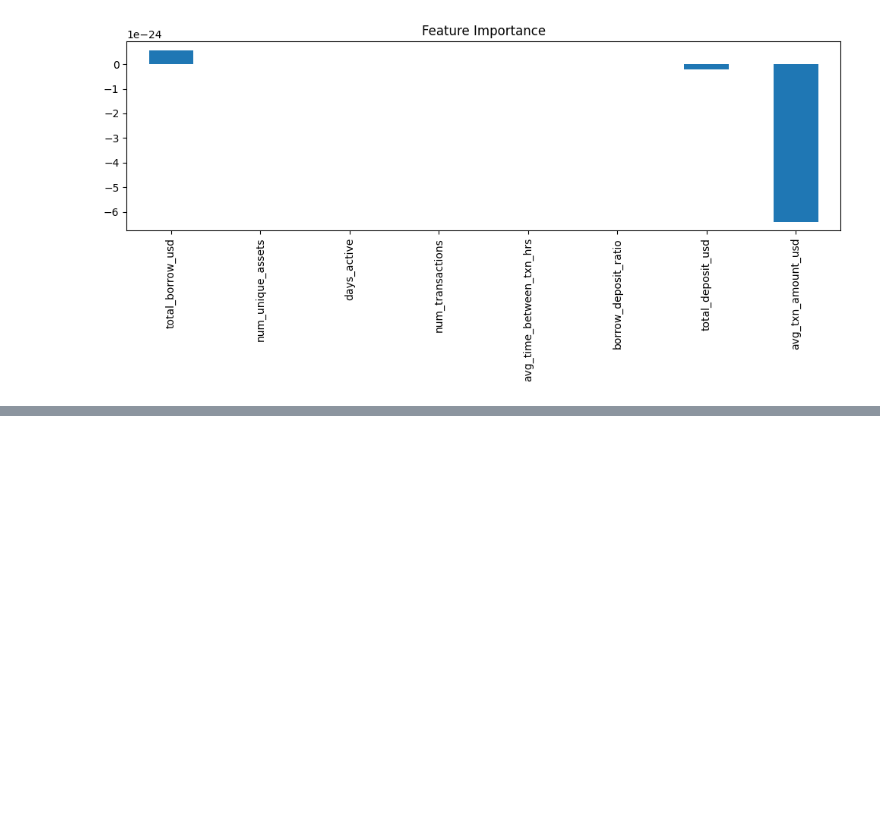
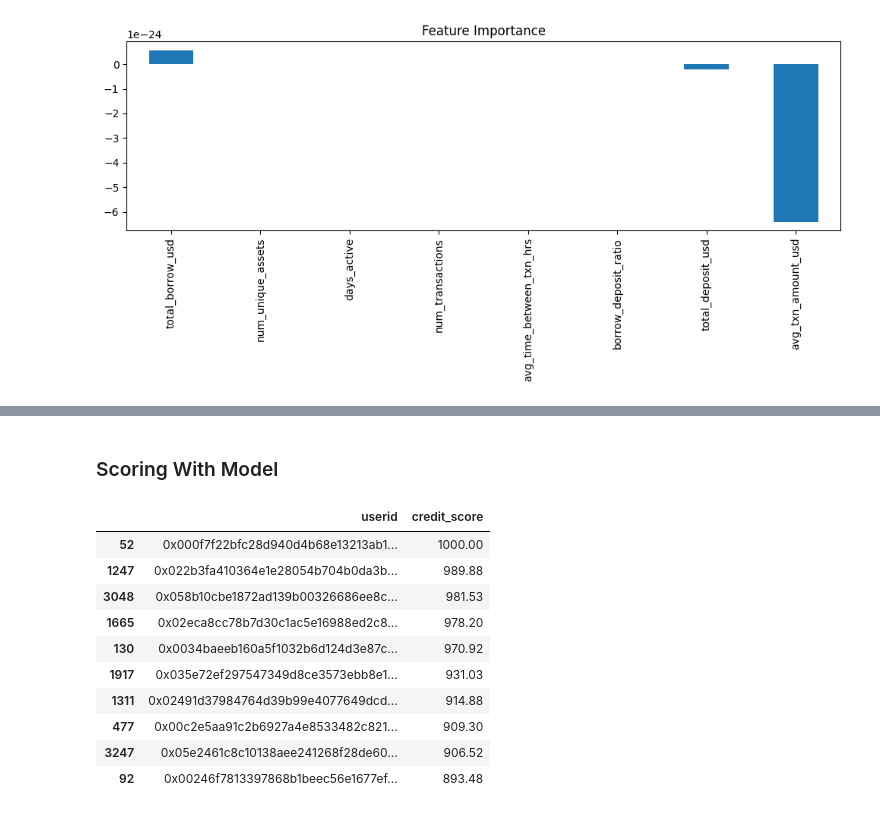
Before and after one commit to cesardushime/aave-credit-scoring, a Jupyter notebook: notebooks/model_training.ipynb, the cells around one changed output, grey strips where cells are left out. Saved outputs shown, nothing was run; the diff lists cells and outputs as text; code cells hidden in the pictures; blank space fills up the shorter version.

```diff
--- a/notebooks/model_training.ipynb
+++ b/notebooks/model_training.ipynb
@@ -82,0 +135,18 @@ plt.show()
+# %% [markdown]
+### Scoring With Model
+# %%
+from model import score_wallets
+scored_wallets = score_wallets(features)
+scored_wallets.head(10)
+# %% [output]
+|  | userid | credit_score |
+| 52 | 0x000f7f22bfc28d940d4b68e13213ab1... | 1000.00 |
+| 1247 | 0x022b3fa410364e1e28054b704b0da3b... | 989.88 |
+| 3048 | 0x058b10cbe1872ad139b00326686ee8c... | 981.53 |
+| 1665 | 0x02eca8cc78b7d30c1ac5e16988ed2c8... | 978.20 |
+| 130 | 0x0034baeeb160a5f1032b6d124d3e87c... | 970.92 |
+| 1917 | 0x035e72ef297547349d8ce3573ebb8e1... | 931.03 |
+| 1311 | 0x02491d37984764d39b99e4077649dcd... | 914.88 |
+| 477 | 0x00c2e5aa91c2b6927a4e8533482c821... | 909.30 |
+| 3247 | 0x05e2461c8c10138aee241268f28de60... | 906.52 |
+| 92 | 0x00246f7813397868b1beec56e1677ef... | 893.48 |
```
Also changed, not shown: parts of 8 cells of this notebook, 2 other files.
